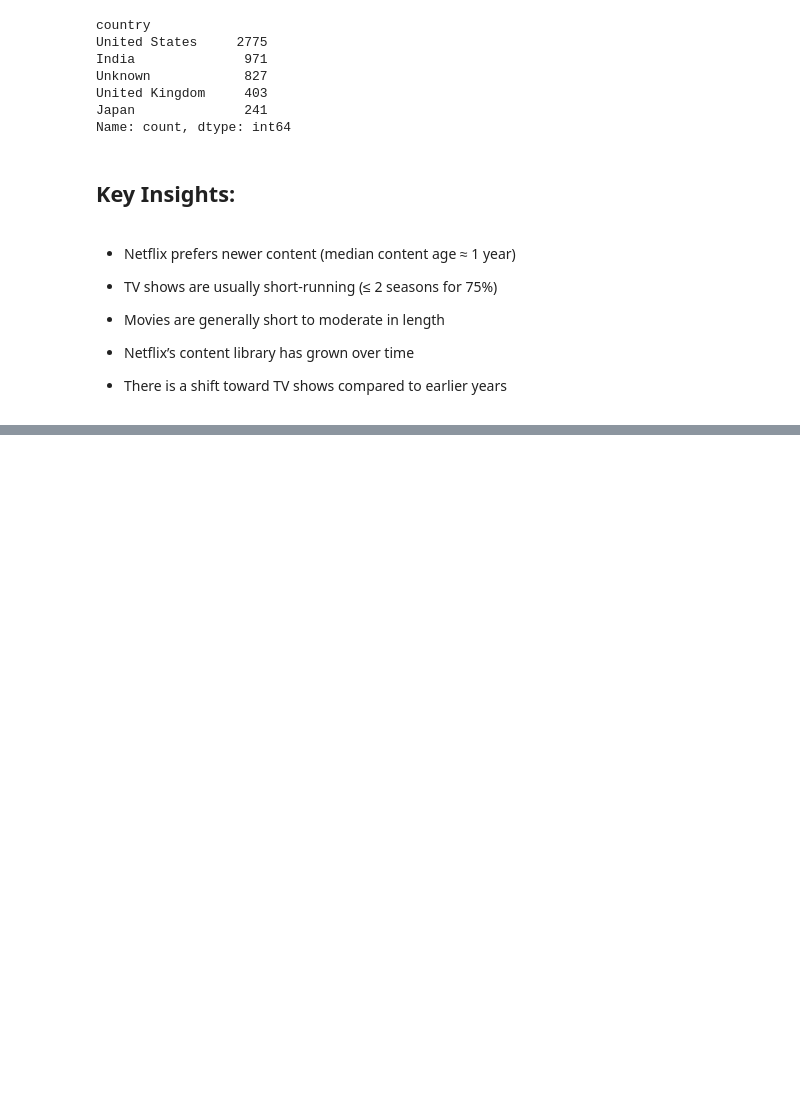
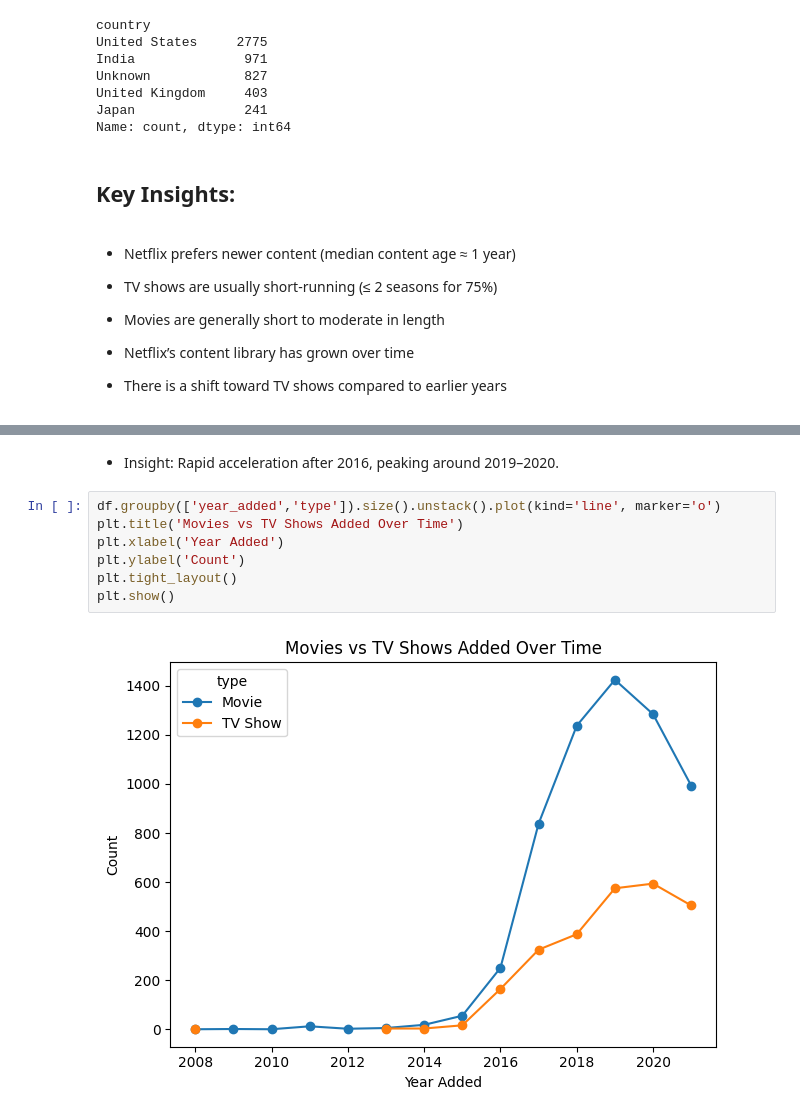
Before and after one commit to itsaramn/Streaming-Platform-Content-Strategy-Analysis, a Jupyter notebook: netflix_analysis.ipynb, the cells around one changed output, grey strips where cells are left out. Cells and saved outputs as stored; diff of their text form; blank space fills up the shorter version.

```diff
--- a/netflix_analysis.ipynb
+++ b/netflix_analysis.ipynb
@@ -541,0 +556,11 @@ df.rename(columns={'ismovie':'is_movie'})
+# %% [markdown]
+- Insight: Rapid acceleration after 2016, peaking around 2019–2020.
+# %%
+df.groupby(['year_added','type']).size().unstack().plot(kind='line', marker='o')
+plt.title('Movies vs TV Shows Added Over Time')
+plt.xlabel('Year Added')
+plt.ylabel('Count')
+plt.tight_layout()
+plt.show()
+# %% [output]
+[figure, added]
```
Also changed, not shown: parts of 12 cells of this notebook.
